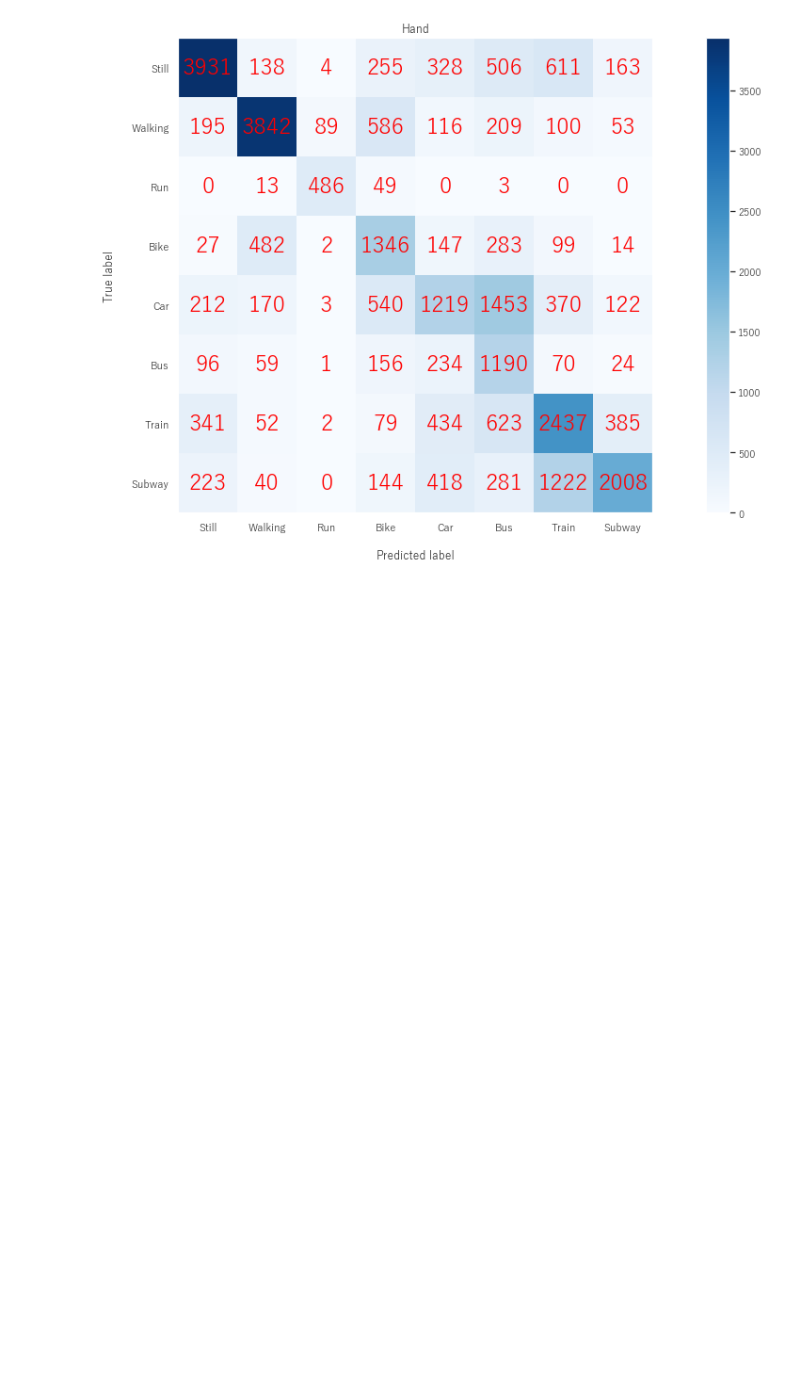
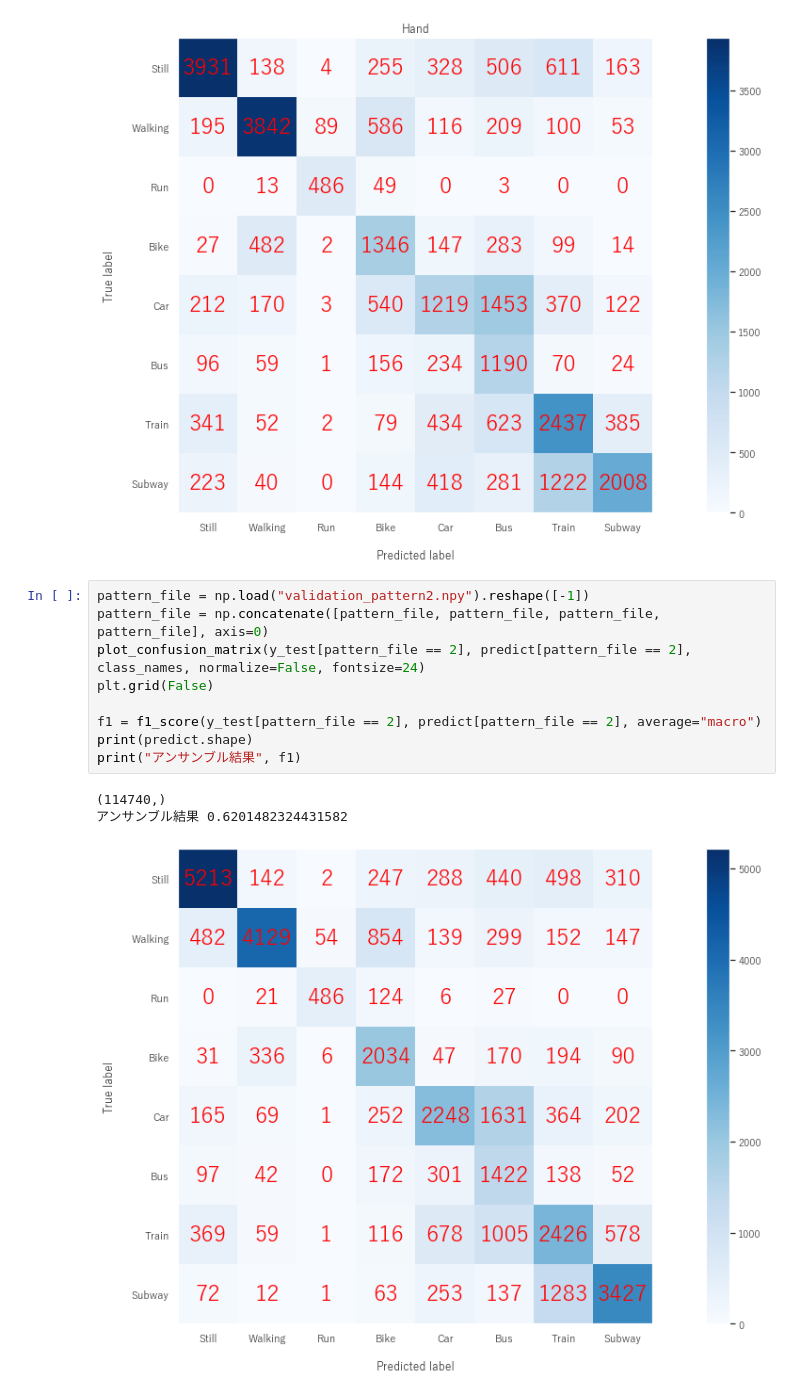
Before and after one commit to nekketsu2010/SHL2020, a Jupyter notebook: Notebook/安部関口分類フロー検証/パターン1検証.ipynb, the cells around one changed output. Cells and saved outputs as stored; diff of their text form; blank space fills up the shorter version.

```diff
--- a/Notebook/安部関口分類フロー検証/Untitled.ipynb
+++ b/Notebook/安部関口分類フロー検証/パターン1検証.ipynb
@@ -360,3 +397,16 @@ Hand_アンサンブル結果 0.5798936825701367
 [figure]
 [figure]
 [figure]
+# %%
+pattern_file = np.load("validation_pattern2.npy").reshape([-1])
+pattern_file = np.concatenate([pattern_file, pattern_file, pattern_file, pattern_file], axis=0)
+plot_confusion_matrix(y_test[pattern_file == 2], predict[pattern_file == 2], class_names, normalize=False, fontsize=24)
+plt.grid(False)
+
+f1 = f1_score(y_test[pattern_file == 2], predict[pattern_file == 2], average="macro")
+print(predict.shape)
+print("アンサンブル結果", f1)
+# %% [output]
+(114740,)
+アンサンブル結果 0.6201482324431582
+[figure, added]
```
Also changed, not shown: parts of 5 cells of this notebook, 3 other files.
